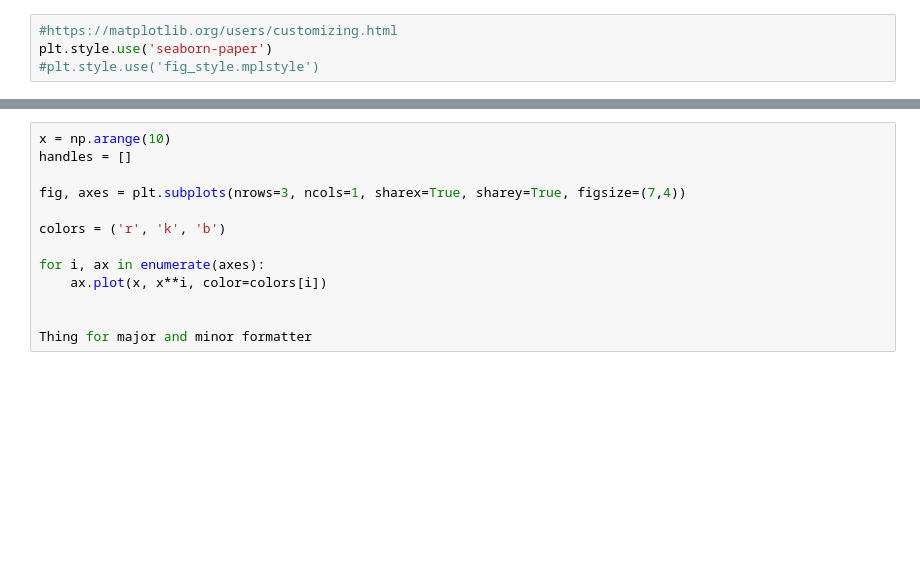
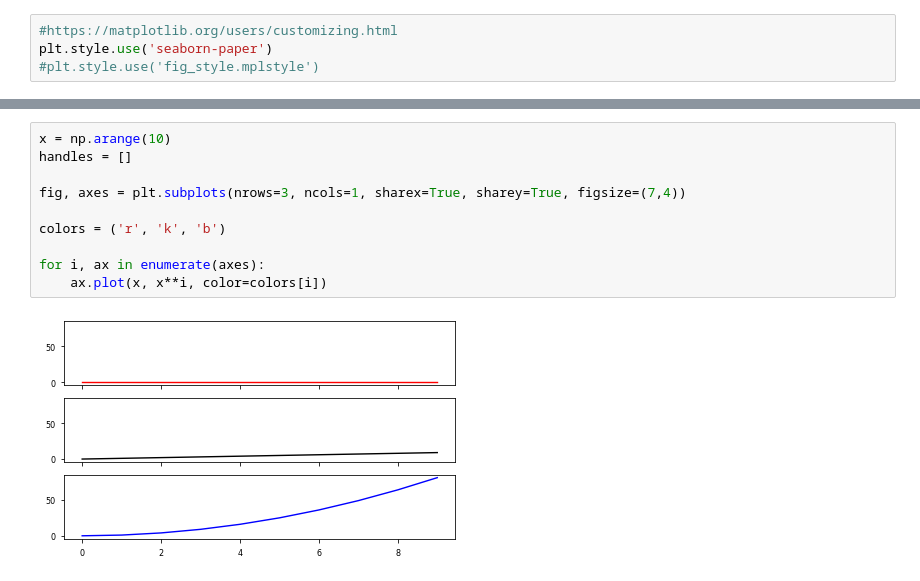
Before and after one commit to rl-institut/workshop, a Jupyter notebook: python/03_plotting.ipynb, the cells around one changed output, grey strips where cells are left out. Cells and saved outputs as stored; diff of their text form; blank space fills up the shorter version.

```diff
--- a/python/03_plotting.ipynb
+++ b/python/03_plotting.ipynb
@@ -41,14 +57,13 @@ small_ax.legend(handles, ['other', 'labels'])
 # %%
 x = np.arange(10)
 handles = []
 
 fig, axes = plt.subplots(nrows=3, ncols=1, sharex=True, sharey=True, figsize=(7,4))
 
 colors = ('r', 'k', 'b')
 
 for i, ax in enumerate(axes):
     ax.plot(x, x**i, color=colors[i])
-
-
-Thing for major and minor formatter
+# %% [output]
+[figure, added]
 # %%
```
Also changed, not shown: parts of 5 cells of this notebook, 1 other file.
